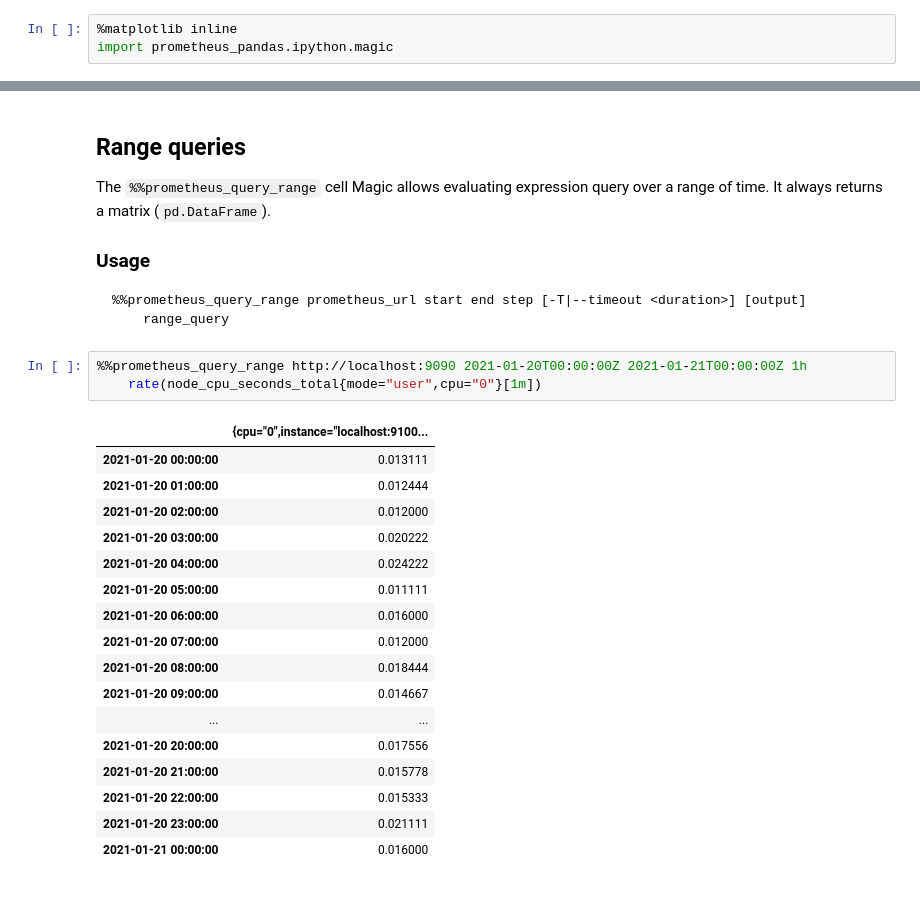
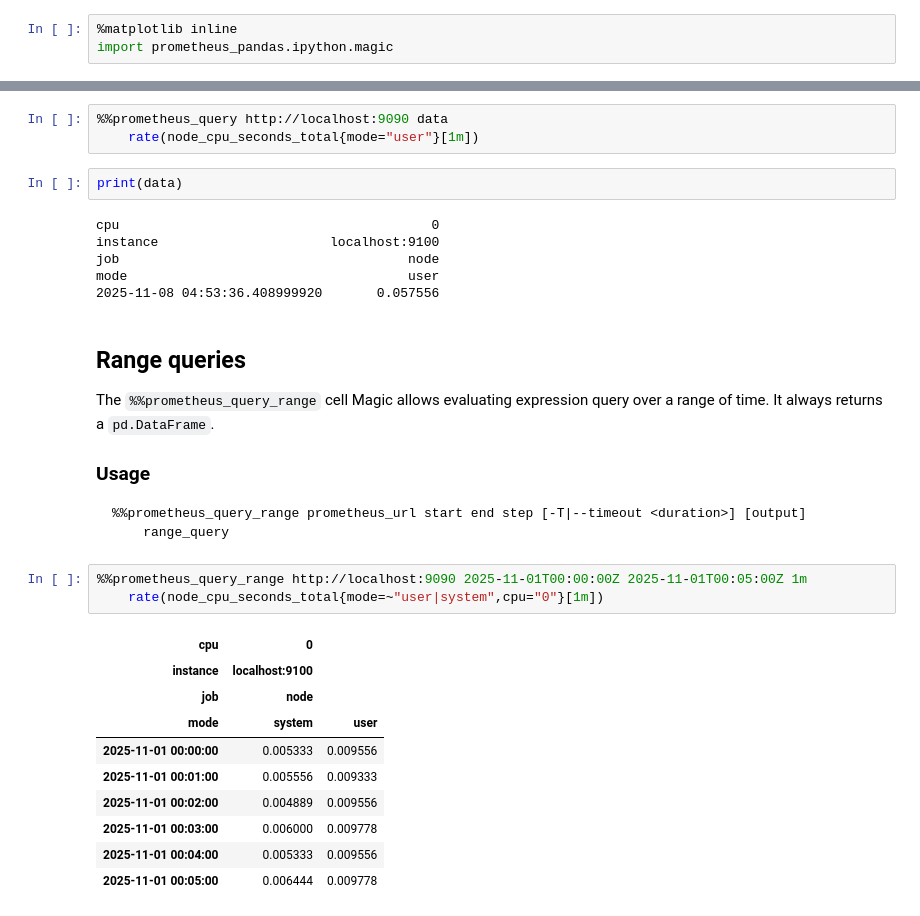
Before and after one commit to dcoles/prometheus-pandas, a Jupyter notebook: Prometheus.ipynb, the cells around one changed output, grey strips where cells are left out. Cells and saved outputs as stored; diff of their text form.

````diff
--- a/Prometheus.ipynb
+++ b/Prometheus.ipynb
@@ -39,7 +43,18 @@ dtype: float64
+# %%
+%%prometheus_query http://localhost:9090 data
+    rate(node_cpu_seconds_total{mode="user"}[1m])
+# %%
+print(data)
+# %% [output]
+cpu                                        0
+instance                      localhost:9100
+job                                     node
+mode                                    user
+2025-11-08 04:53:36.408999920       0.057556
 # %% [markdown]
 ## Range queries
 
-The `%%prometheus_query_range` cell Magic allows evaluating expression query over a range of time. It always returns a matrix (`pd.DataFrame`).
+The `%%prometheus_query_range` cell Magic allows evaluating expression query over a range of time. It always returns a `pd.DataFrame`.
 
 ### Usage
 ```
@@ -47,23 +62,16 @@ The `%%prometheus_query_range` cell Magic allows evaluating expression query ove
     range_query
 ```
 # %%
-%%prometheus_query_range http://localhost:9090 2021-01-20T00:00:00Z 2021-01-21T00:00:00Z 1h
-    rate(node_cpu_seconds_total{mode="user",cpu="0"}[1m])
+%%prometheus_query_range http://localhost:9090 2025-11-01T00:00:00Z 2025-11-01T00:05:00Z 1m
+    rate(node_cpu_seconds_total{mode=~"user|system",cpu="0"}[1m])
 # %% [output]
-|  | {cpu="0",instance="localhost:9100... |
-| 2021-01-20 00:00:00 | 0.013111 |
-| 2021-01-20 01:00:00 | 0.012444 |
-| 2021-01-20 02:00:00 | 0.012000 |
-| 2021-01-20 03:00:00 | 0.020222 |
-| 2021-01-20 04:00:00 | 0.024222 |
-| 2021-01-20 05:00:00 | 0.011111 |
-| 2021-01-20 06:00:00 | 0.016000 |
-| 2021-01-20 07:00:00 | 0.012000 |
-| 2021-01-20 08:00:00 | 0.018444 |
-| 2021-01-20 09:00:00 | 0.014667 |
-| ... | ... |
-| 2021-01-20 20:00:00 | 0.017556 |
-| 2021-01-20 21:00:00 | 0.015778 |
-| 2021-01-20 22:00:00 | 0.015333 |
-| 2021-01-20 23:00:00 | 0.021111 |
-| 2021-01-21 00:00:00 | 0.016000 |
+| cpu | 0 |  |
+| instance | localhost:9100 |  |
+| job | node |  |
+| mode | system | user |
+| 2025-11-01 00:00:00 | 0.005333 | 0.009556 |
+| 2025-11-01 00:01:00 | 0.005556 | 0.009333 |
+| 2025-11-01 00:02:00 | 0.004889 | 0.009556 |
+| 2025-11-01 00:03:00 | 0.006000 | 0.009778 |
+| 2025-11-01 00:04:00 | 0.005333 | 0.009556 |
+| 2025-11-01 00:05:00 | 0.006444 | 0.009778 |
````
Also changed, not shown: parts of 17 cells of this notebook, 5 other files.
